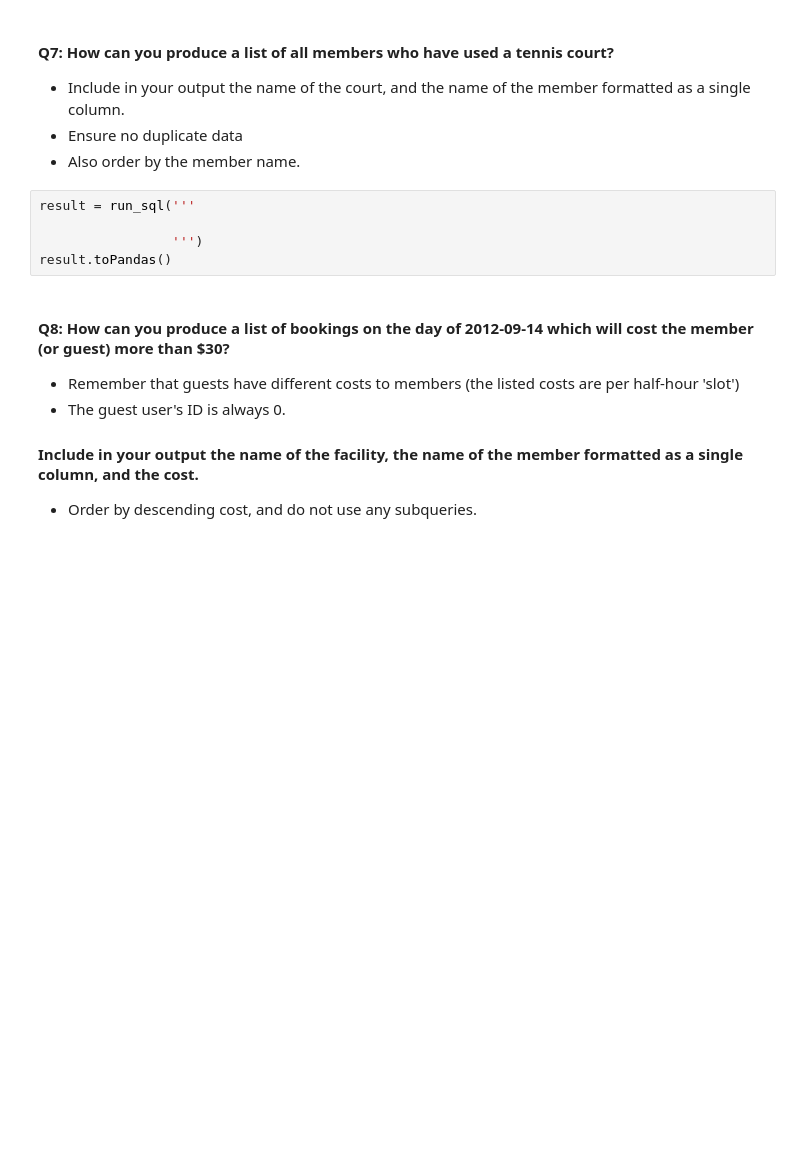
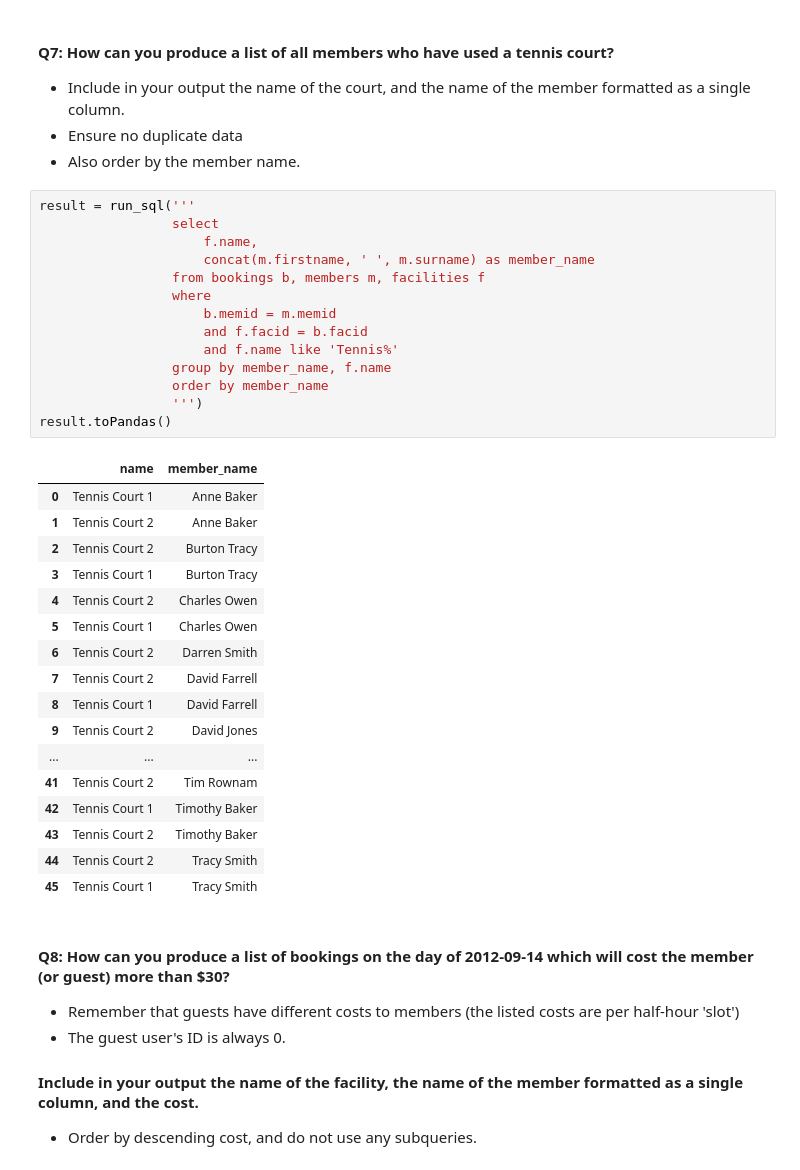
Before and after one commit to sv650s/springboard, a Jupyter notebook: aic-5_6_6-sql-at-scale-with-spark-mini-project/Mini_Project_SQL_with_Spark.ipynb, the cells around one changed output. Cells and saved outputs as stored; diff of their text form; blank space fills up the shorter version.

```diff
--- a/aic-5_6_6-sql-at-scale-with-spark-mini-project/Mini_Project_SQL_with_Spark.ipynb
+++ b/aic-5_6_6-sql-at-scale-with-spark-mini-project/Mini_Project_SQL_with_Spark.ipynb
@@ -231,11 +317,38 @@ result.toPandas()
 - Include in your output the name of the court, and the name of the member formatted as a single column.
 - Ensure no duplicate data
 - Also order by the member name.
-# %%
-result = run_sql('''
-
-                 ''')
-result.toPandas()
+# %%
+result = run_sql('''
+                 select
+                     f.name,
+                     concat(m.firstname, ' ', m.surname) as member_name
+                 from bookings b, members m, facilities f
+                 where
+                     b.memid = m.memid
+                     and f.facid = b.facid
+                     and f.name like 'Tennis%'
+                 group by member_name, f.name
+                 order by member_name
+                 ''')
+result.toPandas()
+# %% [output]
+|  | name | member_name |
+| 0 | Tennis Court 1 | Anne Baker |
+| 1 | Tennis Court 2 | Anne Baker |
+| 2 | Tennis Court 2 | Burton Tracy |
+| 3 | Tennis Court 1 | Burton Tracy |
+| 4 | Tennis Court 2 | Charles Owen |
+| 5 | Tennis Court 1 | Charles Owen |
+| 6 | Tennis Court 2 | Darren Smith |
+| 7 | Tennis Court 2 | David Farrell |
+| 8 | Tennis Court 1 | David Farrell |
+| 9 | Tennis Court 2 | David Jones |
+| ... | ... | ... |
+| 41 | Tennis Court 2 | Tim Rownam |
+| 42 | Tennis Court 1 | Timothy Baker |
+| 43 | Tennis Court 2 | Timothy Baker |
+| 44 | Tennis Court 2 | Tracy Smith |
+| 45 | Tennis Court 1 | Tracy Smith |
 # %% [markdown]
 #### Q8: How can you produce a list of bookings on the day of 2012-09-14 which will cost the member (or guest) more than $30?
 
```
Also changed, not shown: parts of 20 cells of this notebook.
